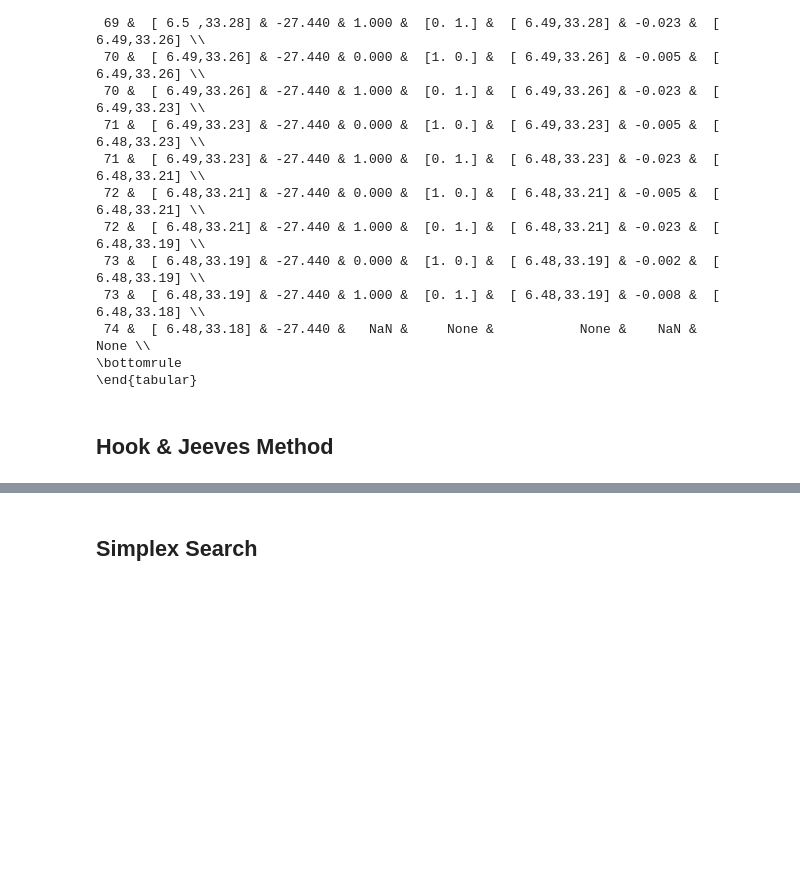
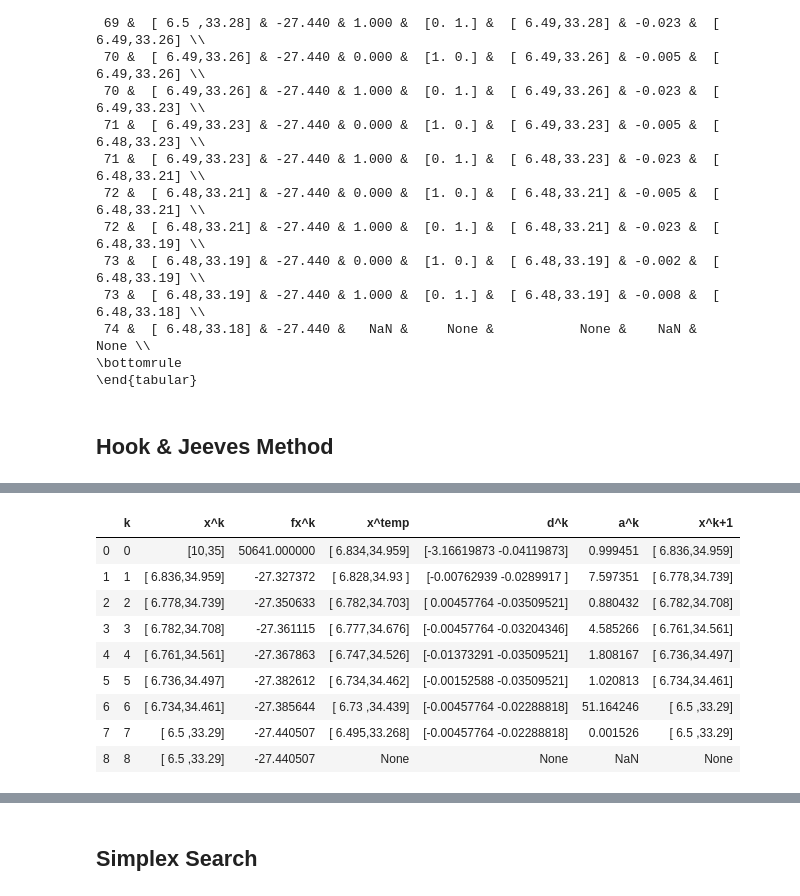
Before and after one commit to akinelden/ie440-homework3, a Jupyter notebook: HW3.ipynb, the cells around one changed output, grey strips where cells are left out. Drawn from its saved outputs; the diff is of its cells as text; code cells hidden in the pictures; blank space fills up the shorter version.

Commit message:
HookJeevesMethod is added

```diff
--- a/HW3.ipynb
+++ b/HW3.ipynb
@@ -166,0 +165,29 @@ print(output2[-11:].to_latex(index=False,float_format='%.3f'))
+# %%
+def HookJeevesMethod(f, x0, epsilon):
+    x0 = np.array(x0)
+    x_array = [x0]
+    x_temp = []
+    k = 0
+    n = len(x0)
+    res_array = []
+    while(True):
+        # explorotary moves
+        y0 = np.copy(x_array[k])
+        for j in range(n):
+            d_e = np.zeros(n)
+            d_e[j] = 1
+            alpha_e = ExactLineSearch(f, y0, d_e)
+            y1 = y0 + alpha_e*d_e
+            y0 = y1
+        x_temp.append(y1)
+        # pattern moves
+        d_p = x_temp[k] - x_array[k]
+        alpha_p = ExactLineSearch(f, x_array[k], d_p)
+        y1 = x_array[k] + alpha_p*d_p
+        x_array.append(y1)
+        res_array.append([k, np_str(x_array[k]), f(x_array[k]), np_str(x_temp[k]), str(d_p), alpha_p, np_str(x_array[k+1])])
+        k += 1
+        if(np.linalg.norm(x_array[k]-x_array[k-1]) < epsilon):
+            res_array.append([k, np_str(x_array[k]), f(x_array[k])])
+            result_table = pd.DataFrame(res_array, columns=['k' ,'x^k', 'fx^k', 'x^temp','d^k','a^k', 'x^k+1'])
+            return result_table
@@ -166,0 +207,14 @@ print(output2[-11:].to_latex(index=False,float_format='%.3f'))
+# %%
+HJMoutput2 = HookJeevesMethod(f,[10,35],0.01)
+HJMoutput2
+# %% [output]
+|  | k | x^k | fx^k | x^temp | d^k | a^k | x^k+1 |
+| 0 | 0 | [10,35] | 50641.000000 | [ 6.834,34.959] | [-3.16619873 -0.04119873] | 0.999451 | [ 6.836,34.959] |
+| 1 | 1 | [ 6.836,34.959] | -27.327372 | [ 6.828,34.93 ] | [-0.00762939 -0.0289917 ] | 7.597351 | [ 6.778,34.739] |
+| 2 | 2 | [ 6.778,34.739] | -27.350633 | [ 6.782,34.703] | [ 0.00457764 -0.03509521] | 0.880432 | [ 6.782,34.708] |
+| 3 | 3 | [ 6.782,34.708] | -27.361115 | [ 6.777,34.676] | [-0.00457764 -0.03204346] | 4.585266 | [ 6.761,34.561] |
+| 4 | 4 | [ 6.761,34.561] | -27.367863 | [ 6.747,34.526] | [-0.01373291 -0.03509521] | 1.808167 | [ 6.736,34.497] |
+| 5 | 5 | [ 6.736,34.497] | -27.382612 | [ 6.734,34.462] | [-0.00152588 -0.03509521] | 1.020813 | [ 6.734,34.461] |
+| 6 | 6 | [ 6.734,34.461] | -27.385644 | [ 6.73 ,34.439] | [-0.00457764 -0.02288818] | 51.164246 | [ 6.5 ,33.29] |
+| 7 | 7 | [ 6.5 ,33.29] | -27.440507 | [ 6.495,33.268] | [-0.00457764 -0.02288818] | 0.001526 | [ 6.5 ,33.29] |
+| 8 | 8 | [ 6.5 ,33.29] | -27.440507 | None | None | NaN | None |
```
Also changed, not shown: parts of 4 cells of this notebook.
